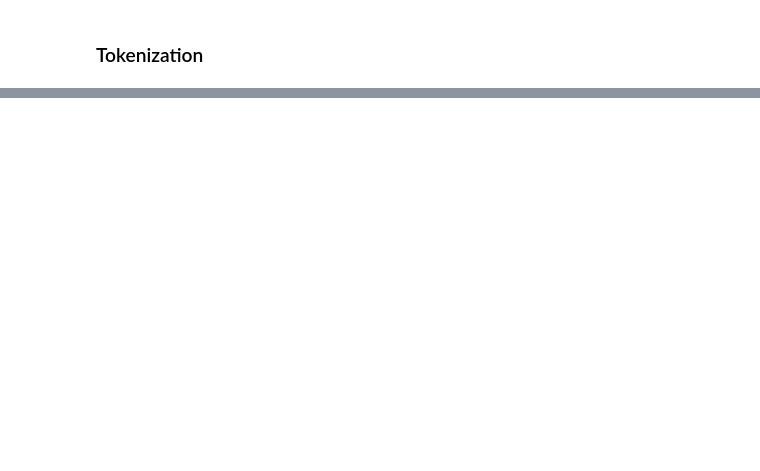
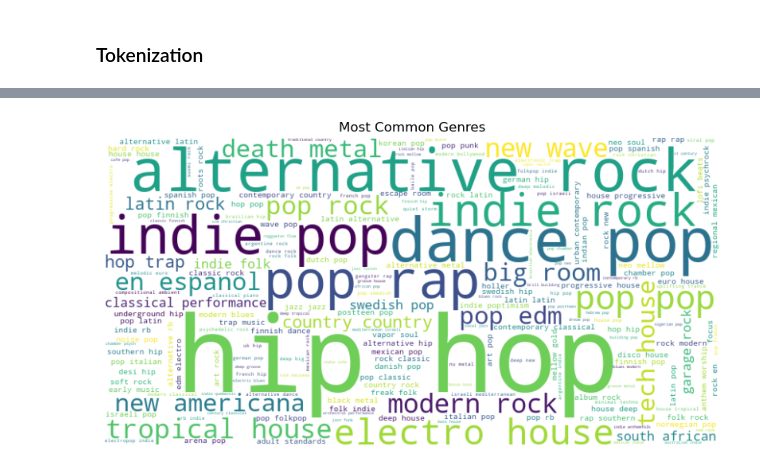
Before and after one commit to merve017/spotify_nlp, a Jupyter notebook: Preprocessing_Genre.ipynb, the cells around one changed output, grey strips where cells are left out. Drawn from its saved outputs; the diff is of its cells as text; code cells hidden in the pictures; blank space fills up the shorter version.

Commit message:
genre preprocessing

```diff
--- a/Preprocessing_Genre.ipynb
+++ b/Preprocessing_Genre.ipynb
@@ -124,0 +86,3 @@ AttributeError: 'list' object has no attribute 'lower'
+# %%
+#put everything in lower case
+df_artists['genres'] = df_artists['genres'].apply(lambda x: [genre.strip().lower() for genre in x])
@@ -134,3 +121,17 @@ df_artists.head(5)
 | 3 | 3 | 31 | 149 | [uk alternative pop] | 2VElyouiCfoYPDJluzwJwK | FADES | 3MFSUBAidPzRBbIS7BDj1S | track_34 | ... |
 | 4 | 4 | 21 | 11 | [french baroque] | 4agVy03qW8juSysCTUOuDI | Jean-Pierre Guignon | 2r3q57FhxdsCyYr0kuDq4b | track_26 | ... |
 | 9 | 9 | 25 | 992 | [classic finnish pop] | 5ijoPCUhV0dW8EJ7aPGvXK | Pepe Willberg & The Paradise | 6WVlVPoesX2zVvJzZJUj6a | track_8 | ... |
+# %%
+stemmer = PorterStemmer()
+df_artists['stemmed_genres'] = df_artists['cleaned_genres'].apply(
+    lambda x: [stemmer.stem(genre) for genre in x]
+)
+# %%
+lemmatizer = WordNetLemmatizer()
+df_artists['lemmatized_genres'] = df_artists['cleaned_genres'].apply(
+    lambda x: [lemmatizer.lemmatize(genre) for genre in x]
+)
+# %%
+df_artists['pos_tags_genres'] = df_artists['cleaned_genres'].apply(
+    lambda x: [nltk.pos_tag([genre]) for genre in x]
+)
@@ -136,0 +178,15 @@ df_artists.head(5)
+# %%
+from wordcloud import WordCloud
+import matplotlib.pyplot as plt
+
+# Example for stemmed genres
+all_stemmed_genres = " ".join([" ".join(genres) for genres in df_artists['cleaned_genres']])
+wordcloud = WordCloud(width=800, height=400, background_color ='white').generate(all_stemmed_genres)
+
+plt.figure(figsize=(10, 7))
+plt.imshow(wordcloud, interpolation="bilinear")
+plt.axis('off')
+plt.title('Most Common Genres')
+plt.show()
+# %% [output]
+[figure, added]
```
Also changed, not shown: parts of 20 cells of this notebook.
